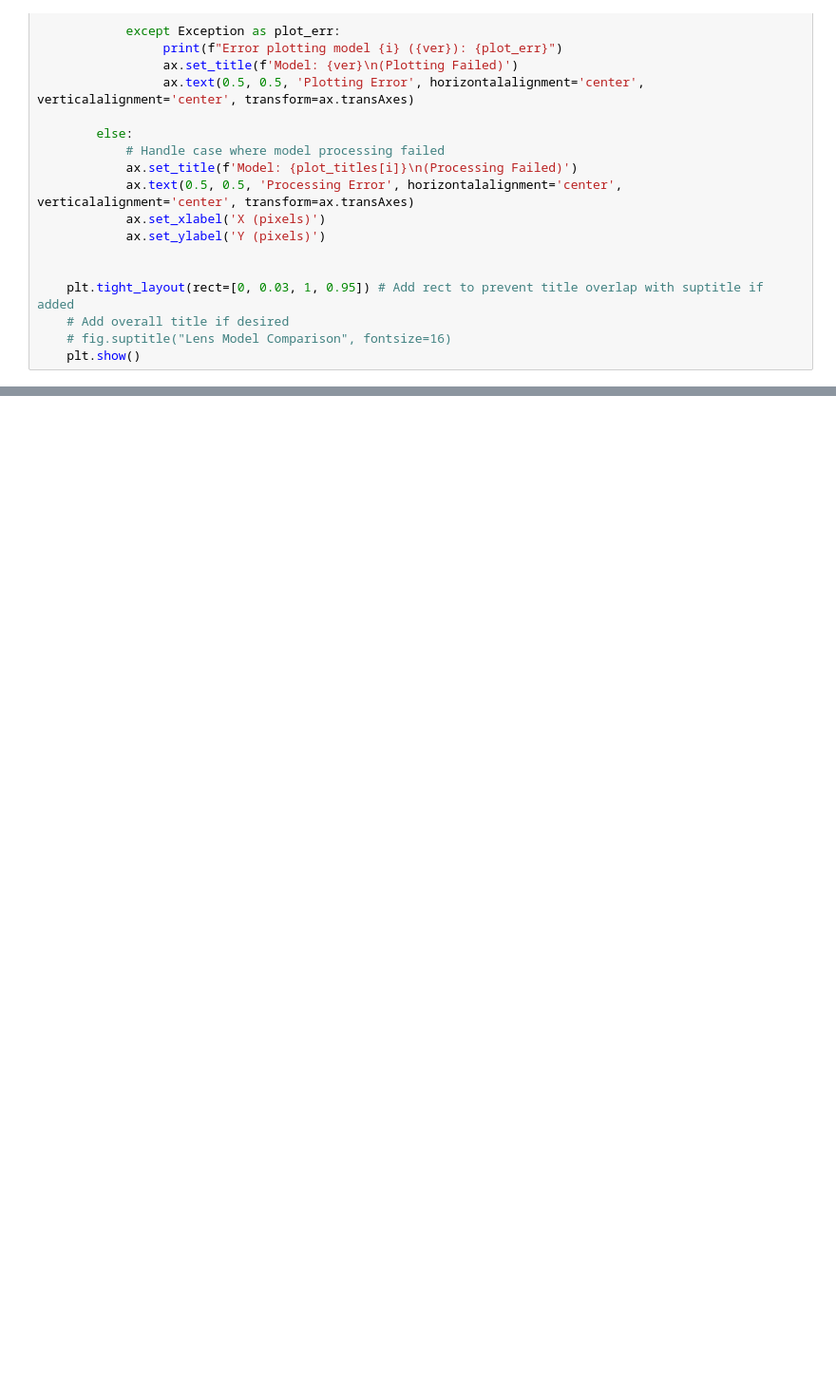
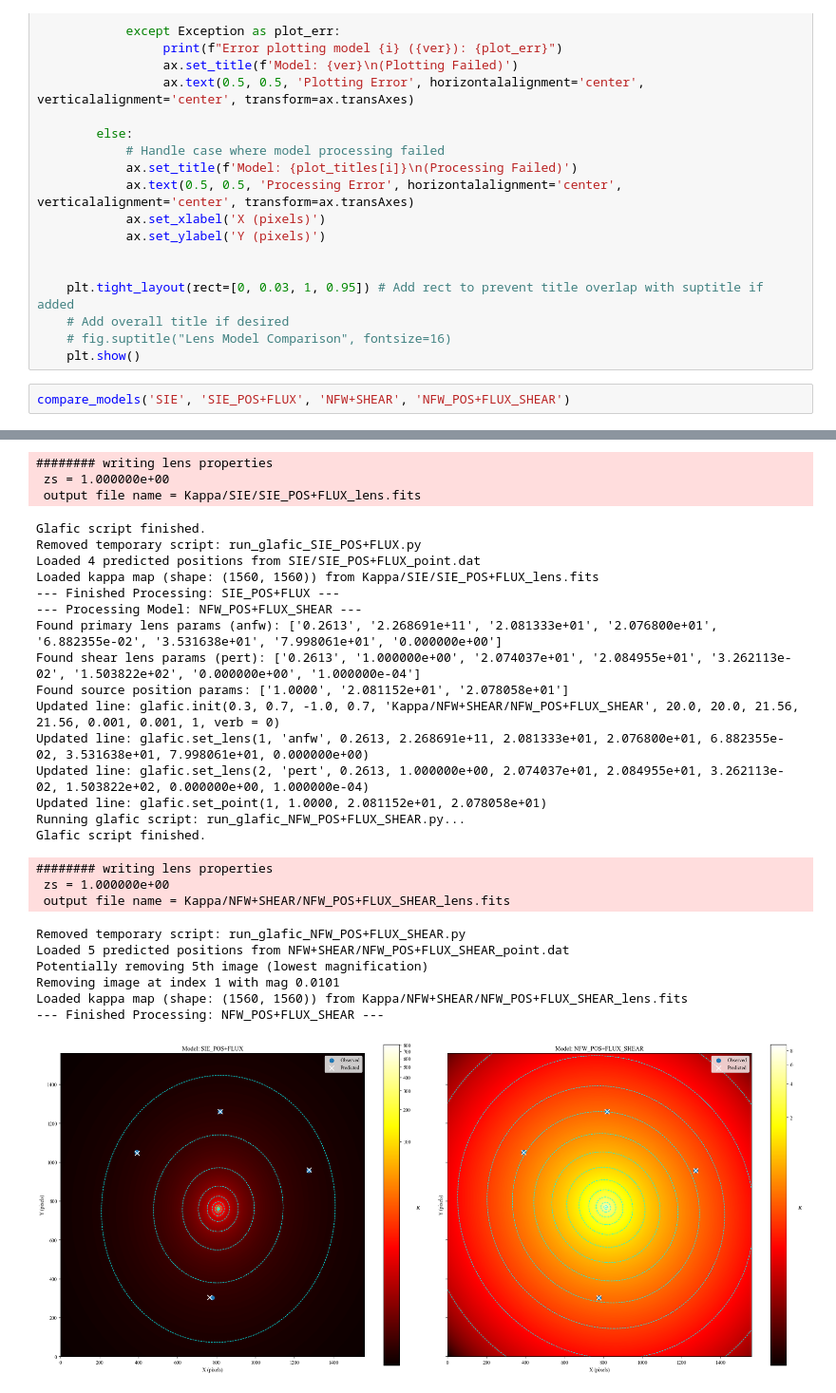
Before and after one commit to romms921/IllustrisTNG-Lens-Modelling, a Jupyter notebook: mass_vectors.ipynb, the cells around one changed output, grey strips where cells are left out. Shown at 95% size. Saved outputs shown, nothing was run; the diff lists cells and outputs as text; blank space fills up the shorter version.

```diff
--- a/mass_vectors.ipynb
+++ b/mass_vectors.ipynb
@@ -353,3 +353,6 @@ def compare_models(model_path_1, model_ver_1, model_path_2, model_ver_2):
     # Add overall title if desired
     # fig.suptitle("Lens Model Comparison", fontsize=16)
     plt.show()
+# %%
+compare_models('SIE', 'SIE_POS+FLUX', 'NFW+SHEAR', 'NFW_POS+FLUX_SHEAR')
+# %% [output]
@@ -355,0 +367,28 @@ def compare_models(model_path_1, model_ver_1, model_path_2, model_ver_2):
+######## writing lens properties
+ zs = 1.000000e+00
+ output file name = Kappa/SIE/SIE_POS+FLUX_lens.fits
+Glafic script finished.
+Removed temporary script: run_glafic_SIE_POS+FLUX.py
+Loaded 4 predicted positions from SIE/SIE_POS+FLUX_point.dat
+Loaded kappa map (shape: (1560, 1560)) from Kappa/SIE/SIE_POS+FLUX_lens.fits
+--- Finished Processing: SIE_POS+FLUX ---
+--- Processing Model: NFW_POS+FLUX_SHEAR ---
+Found primary lens params (anfw): ['0.2613', '2.268691e+11', '2.081333e+01', '2.076800e+01', '6.882355e-02', '3.531638e+01', '7.998061e+01', '0.000000e+00']
+Found shear lens params (pert): ['0.2613', '1.000000e+00', '2.074037e+01', '2.084955e+01', '3.262113e-02', '1.503822e+02', '0.000000e+00', '1.000000e-04']
+Found source position params: ['1.0000', '2.081152e+01', '2.078058e+01']
+Updated line: glafic.init(0.3, 0.7, -1.0, 0.7, 'Kappa/NFW+SHEAR/NFW_POS+FLUX_SHEAR', 20.0, 20.0, 21.56, 21.56, 0.001, 0.001, 1, verb = 0)
+Updated line: glafic.set_lens(1, 'anfw', 0.2613, 2.268691e+11, 2.081333e+01, 2.076800e+01, 6.882355e-02, 3.531638e+01, 7.998061e+01, 0.000000e+00)
+Updated line: glafic.set_lens(2, 'pert', 0.2613, 1.000000e+00, 2.074037e+01, 2.084955e+01, 3.262113e-02, 1.503822e+02, 0.000000e+00, 1.000000e-04)
+Updated line: glafic.set_point(1, 1.0000, 2.081152e+01, 2.078058e+01)
+Running glafic script: run_glafic_NFW_POS+FLUX_SHEAR.py...
+Glafic script finished.
+######## writing lens properties
+ zs = 1.000000e+00
+ output file name = Kappa/NFW+SHEAR/NFW_POS+FLUX_SHEAR_lens.fits
+Removed temporary script: run_glafic_NFW_POS+FLUX_SHEAR.py
+Loaded 5 predicted positions from NFW+SHEAR/NFW_POS+FLUX_SHEAR_point.dat
+Potentially removing 5th image (lowest magnification)
+Removing image at index 1 with mag 0.0101
+Loaded kappa map (shape: (1560, 1560)) from Kappa/NFW+SHEAR/NFW_POS+FLUX_SHEAR_lens.fits
+--- Finished Processing: NFW_POS+FLUX_SHEAR ---
+[figure, added]
```
Also changed, not shown: parts of 4 cells of this notebook, 1 other file.
